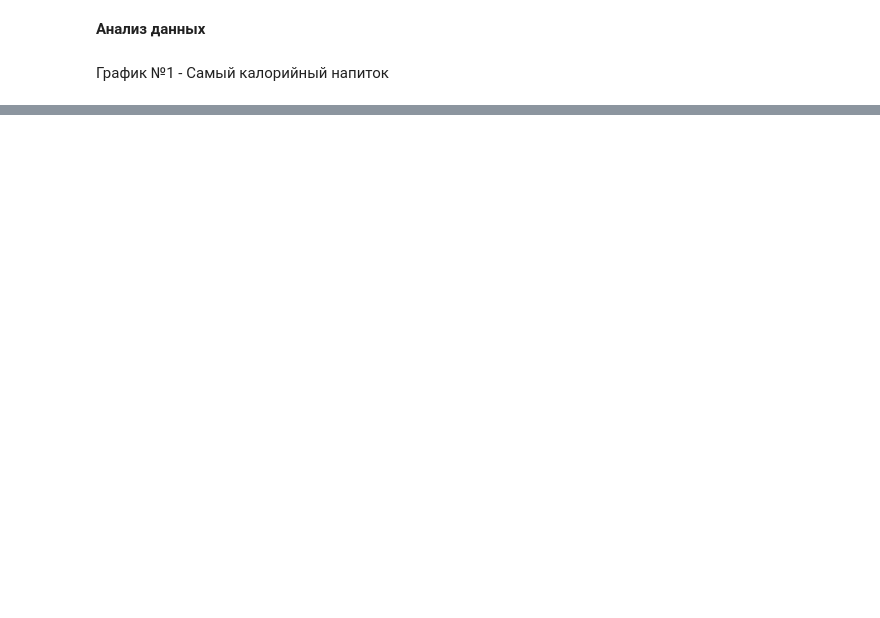
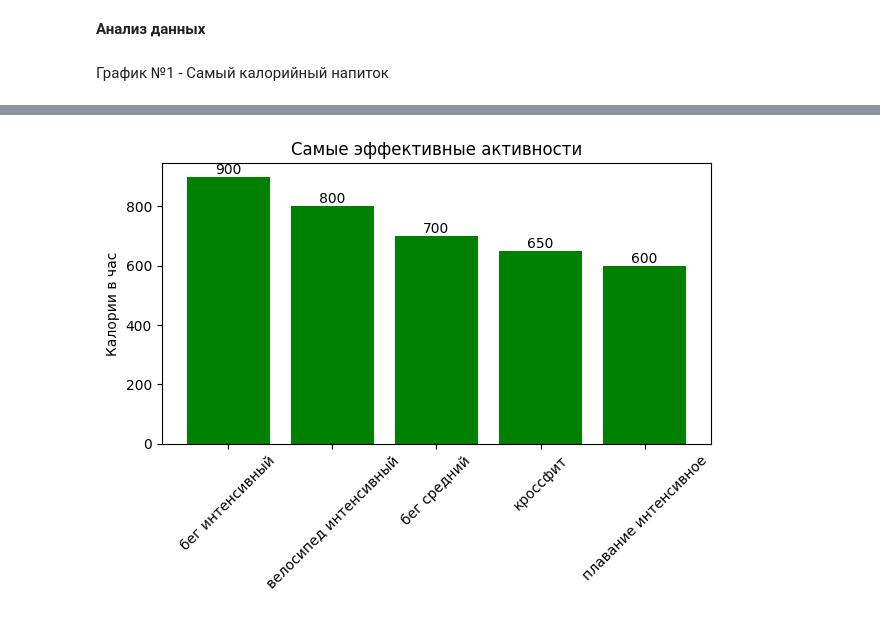
Before and after one commit to exemple3/Python_Project, a Jupyter notebook: analysis_project.ipynb, the cells around one changed output, grey strips where cells are left out. Saved outputs shown, nothing was run; the diff lists cells and outputs as text; code cells hidden in the pictures; blank space fills up the shorter version.

```diff
--- a/analysis_project.ipynb
+++ b/analysis_project.ipynb
@@ -38,0 +43,24 @@ plt.show()
+# %%
+activities = data['activities']
+activities.sort(key=lambda x: x['calories_per_hour'], reverse=True)
+
+top5_activities = activities[:5]
+
+names = []
+calories = []
+for activity in top5_activities:
+    names.append(activity['name'])
+    calories.append(activity['calories_per_hour'])
+
+plt.bar(names, calories, color='green')
+plt.title('Самые эффективные активности')
+plt.ylabel('Калории в час')
+
+for i in range(len(names)):
+    plt.text(i, calories[i] + 10, str(calories[i]), ha='center')
+
+plt.xticks(rotation=45)
+plt.tight_layout()
+plt.show()
+# %% [output]
+[figure, added]
```
Also changed, not shown: parts of 16 cells of this notebook.
